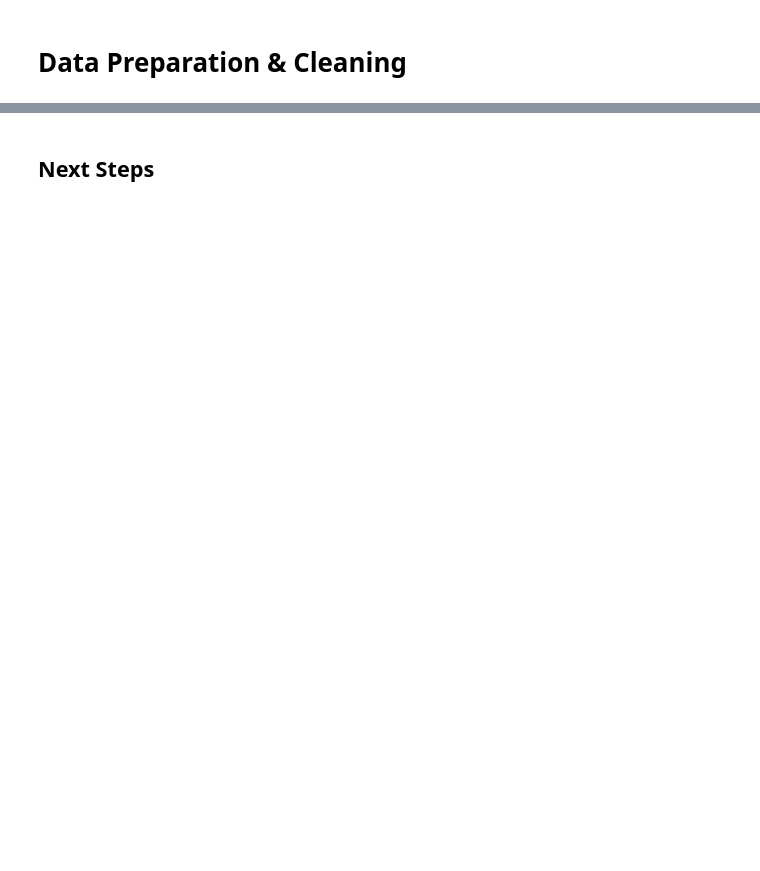
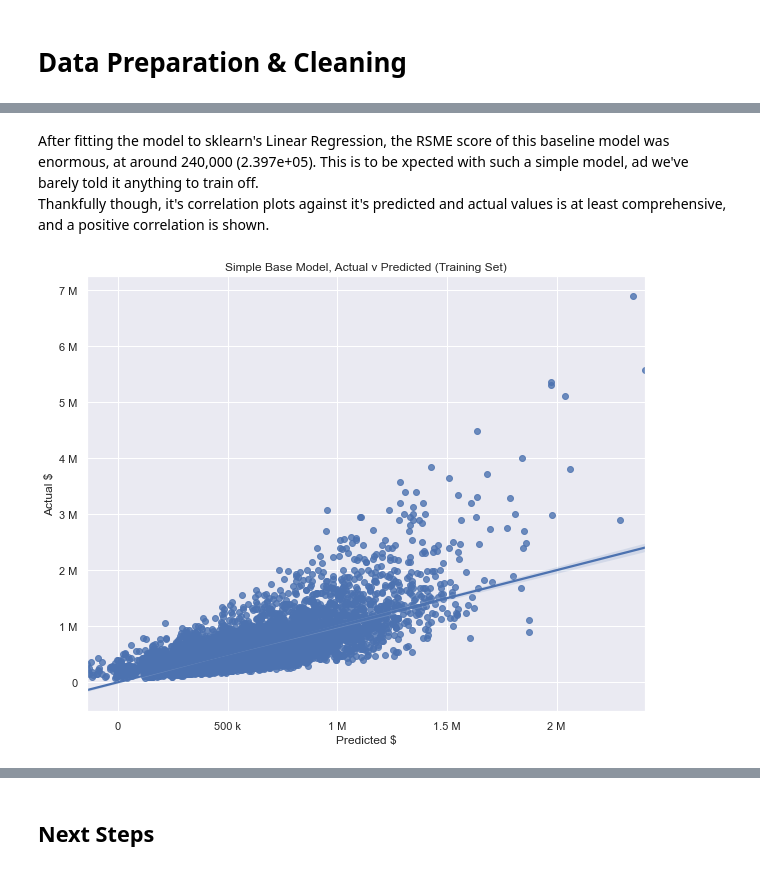
Before and after one commit to MossyJossy/Phase-2-Project, a Jupyter notebook: King County Housing Analysis.ipynb, the cells around one changed output, grey strips where cells are left out. Saved outputs shown, nothing was run; the diff lists cells and outputs as text; code cells hidden in the pictures; blank space fills up the shorter version.

```diff
--- a/King County Housing Analysis.ipynb
+++ b/King County Housing Analysis.ipynb
@@ -19,0 +57,7 @@ Before construction begins, they wish to see what architectual features of a hom
+# %% [markdown]
+After fitting the model to sklearn's Linear Regression, the RSME score of this baseline model was enormous, at around 240,000 (2.397e+05). This is to be xpected with such a simple model, ad we've barely told it anything to train off.
+Thankfully though, it's correlation plots against it's predicted and actual values is at least comprehensive, and a positive correlation is shown.
+# %%
+display.Image('Data Exploration/Images/Base_Model.png')
+# %% [output]
+[figure, added]
```
Also changed, not shown: parts of 22 cells of this notebook, 20 other files.
